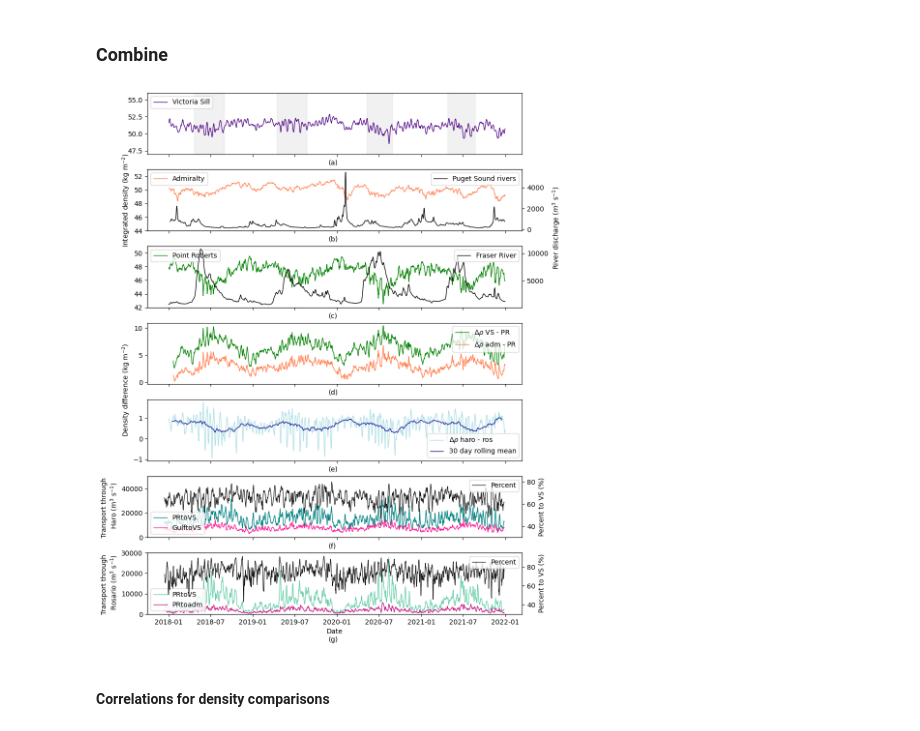
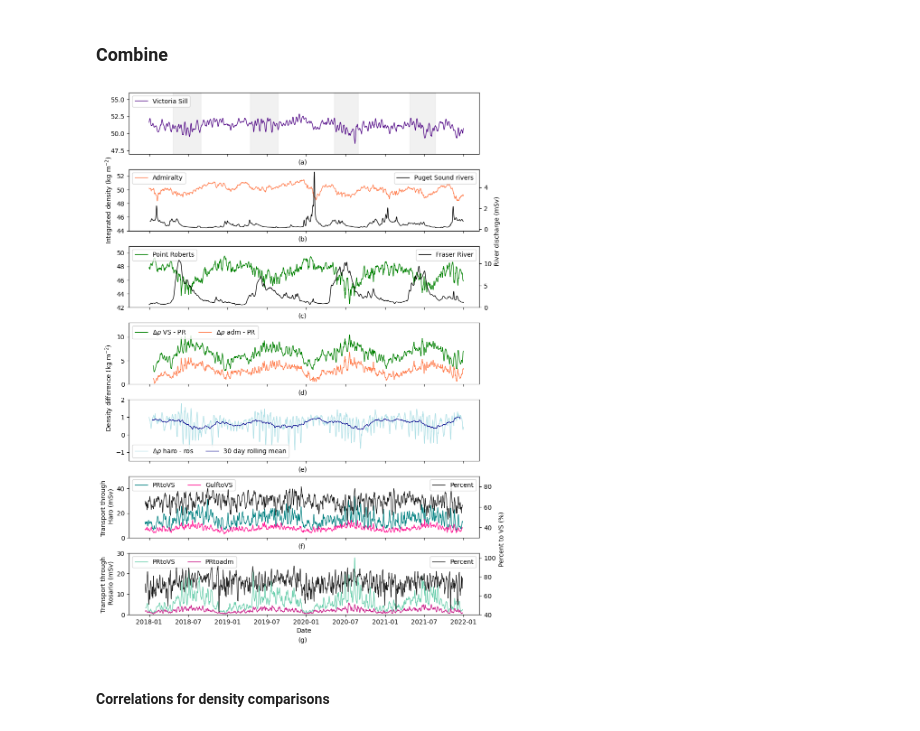
Before and after one commit to SalishSeaCast/StangAllen_SJGIPaper, a Jupyter notebook: TransportThroughStraits_Correlations.ipynb, the cells around one changed output. Cells and saved outputs as stored; diff of their text form; code cells hidden in the pictures.

Commit message:
update correlation figures, change units to mSv

```diff
--- a/TransportThroughStraits_Correlations.ipynb
+++ b/TransportThroughStraits_Correlations.ipynb
@@ -1655,7 +1578,7 @@ ax2.fill_betweenx(y=np.linspace(ax2.get_ylim()[0], ax2.get_ylim()[1], 100),x1=up
 # %%
 DD_haroros_rollmean = DD_haroros.rolling(30, center=True).mean()
 
-fig,[ax2,ax3,ax,ax12,ax13,ax10,ax11] = plt.subplots(7,1,figsize=(10,14),sharex=True)
+fig,[ax2,ax3,ax,ax12,ax13,ax10,ax11] = plt.subplots(7,1,figsize=(10,15),sharex=True)
 
 #############
 #Density
@@ -1669,10 +1592,11 @@ ax2.legend(loc=2)
 ax3.legend(loc=2)
 
 ax02 = ax.twinx()
-ax02.plot(datelist_FR[365*2:-365],FR_4mean[365*2:-365],color='k',lw=1,label='Fraser River')
+ax02.plot(datelist_FR[365*2:-365],FR_4mean[365*2:-365]/1000,color='k',lw=1,label='Fraser River')
+ax02.set_ylim(0,14000/1000)
 
 ax32 = ax3.twinx()
-ax32.plot(pugetr_m3s[25:-365],color='k',lw=1,label='Puget Sound rivers')
+ax32.plot(pugetr_m3s[25:-365]/1000,color='k',lw=1,label='Puget Sound rivers')
 
 ax02.legend(loc=1)
 ax32.legend(loc=1)
@@ -1680,7 +1604,7 @@ ax32.legend(loc=1)
 
 ax3.set_ylabel(f'Integrated density (kg m$^{{-2}}$)')
 # ax.set_xlabel('Date')
-ax02.set_ylabel(f'                                              River discharge ($m^3$ s$^{{-1}}$)')
+ax02.set_ylabel(f'                                              River discharge (mSv)')
 
 
 ax2.set_ylim(47,56)
@@ -1701,48 +1625,53 @@ ax2.fill_betweenx(y=np.linspace(ax2.get_ylim()[0], ax2.get_ylim()[1], 100),x1=up
 #Proportions
 ##############
 
 
-ax10.plot(prtovs_haro_avg,color='teal',lw=1,label='PRtoVS')
-ax10.plot(Gulftovs_haro_avg,color='deeppink',lw=1,label='GulftoVS')
+ax10.plot(prtovs_haro_avg/1000,color='teal',lw=1,label='PRtoVS')
+ax10.plot(Gulftovs_haro_avg/1000,color='deeppink',lw=1,label='GulftoVS')
 ax102 = ax10.twinx()
 ax102.plot(prop_vs_haro,color='k',lw=0.9,alpha=0.9,label='Percent')
-ax102.set_ylim([30,85])
-ax10.set_ylabel(f'Transport through \n Haro (m$^3$ s$^{{-1}}$)')
-ax10.set_ylim([0,50000])
-ax10.legend(loc=3)
+ax102.set_ylim([30,90])
+ax10.set_ylabel(f'Transport through \n Haro (mSv)')
+ax10.set_ylim([0,50])
+ax10.legend(loc=2,ncol=2)
 # ax2.legend(loc=3)
-ax102.set_ylabel('Percent to VS (%)')
+# ax102.set_ylabel('Percent to VS (%)')
 ax102.legend(loc=1)
 
-ax11.plot(prtovs_ros_avg[365:],lw=1,color='mediumaquamarine',label='PRtoVS')
-ax11.plot(prtoadm_ros_avg[365:],lw=1,color='mediumvioletred',label='PRtoadm')
+ax11.plot(prtovs_ros_avg[365:]/1000,lw=1,color='mediumaquamarine',label='PRtoVS')
+ax11.plot(prtoadm_ros_avg[365:]/1000,lw=1,color='mediumvioletred',label='PRtoadm')
 ax112 = ax11.twinx()
 ax112.plot(prop_vs_ros[365:],color='k',lw=0.9,alpha=0.9,label='Percent')
-ax11.set_ylabel('Transport through \n Rosario (m$^3$ s$^{{-1}}$)')
-ax112.set_ylim([30,95])
-ax11.set_ylim([0,30000])
-ax11.legend(loc=3)
-ax112.set_ylabel('Percent to VS (%)')
+ax11.set_ylabel('Transport through \n Rosario (mSv)')
+ax112.set_ylim([40,105])
+ax112.set_yticks(np.linspace(40,100,4))
+ax11.set_ylim([0,30])
+ax11.legend(loc=2,ncol=2)
+# ax11.legend(ncol=2,bbox_to_anchor=(0.3, 1.05))
+ax112.set_ylabel('                                             Percent to VS (%)')
 ax112.legend(loc=1)
+
 
 ax12.plot(datelist_dens[750:-365],dens_diff_vspr[750:-365],lw=1,color='green',label='$\\Delta \\rho$ VS - PR')
 ax12.plot(datelist_dens[750:-365],dens_diff_adm[750:-365],color='coral',lw=1,label='$\\Delta \\rho$ adm - PR')
 ax11.set_xlabel('Date')
-ax12.legend(loc=1)
+ax12.legend(loc=2,ncol=2)
 ax12.set_ylabel(f'Density difference (kg m$^{{-2}}$)                                   ')
+ax12.set_ylim(0,13)
 
 ax13.plot(datelist,DD_haroros,lw=1,color='powderblue',label='$\\Delta \\rho$ haro - ros')
 ax13.plot(datelist_dens[731:-365],DD_haroros_rollmean,lw=1,color='darkblue',label='30 day rolling mean')
-ax13.legend(loc=4)
+ax13.legend(loc=3,ncol=2)
+ax13.set_ylim(-1.5,2)
 
 ax10.text(0.483, -0.17, "(f)", transform=ax10.transAxes)
 ax11.text(0.483, -0.45, "(g)", transform=ax11.transAxes)
 ax12.text(0.483, -0.17, "(d)", transform=ax12.transAxes)
 ax13.text(0.483, -0.17, "(e)", transform=ax13.transAxes)
 ax2.text(0.483, -0.17, "(a)", transform=ax2.transAxes)
 ax3.text(0.483, -0.17, "(b)", transform=ax3.transAxes)
 ax.text(0.483, -0.17, "(c)", transform=ax.transAxes)
 fig.subplots_adjust(hspace=0.25)
 # %% [output]
-[figure, old version]
+[figure, new version]
 # %%
```
Also changed, not shown: parts of 12 cells of this notebook.
